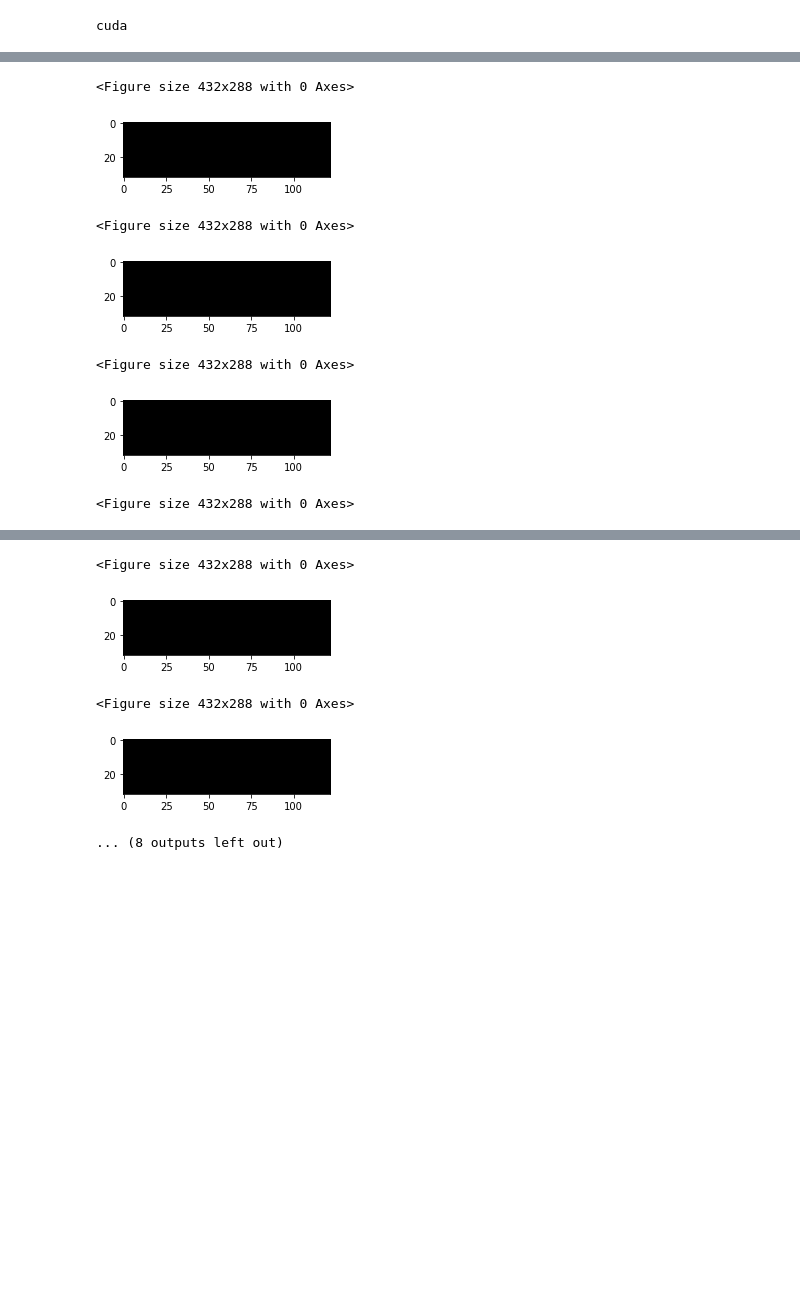
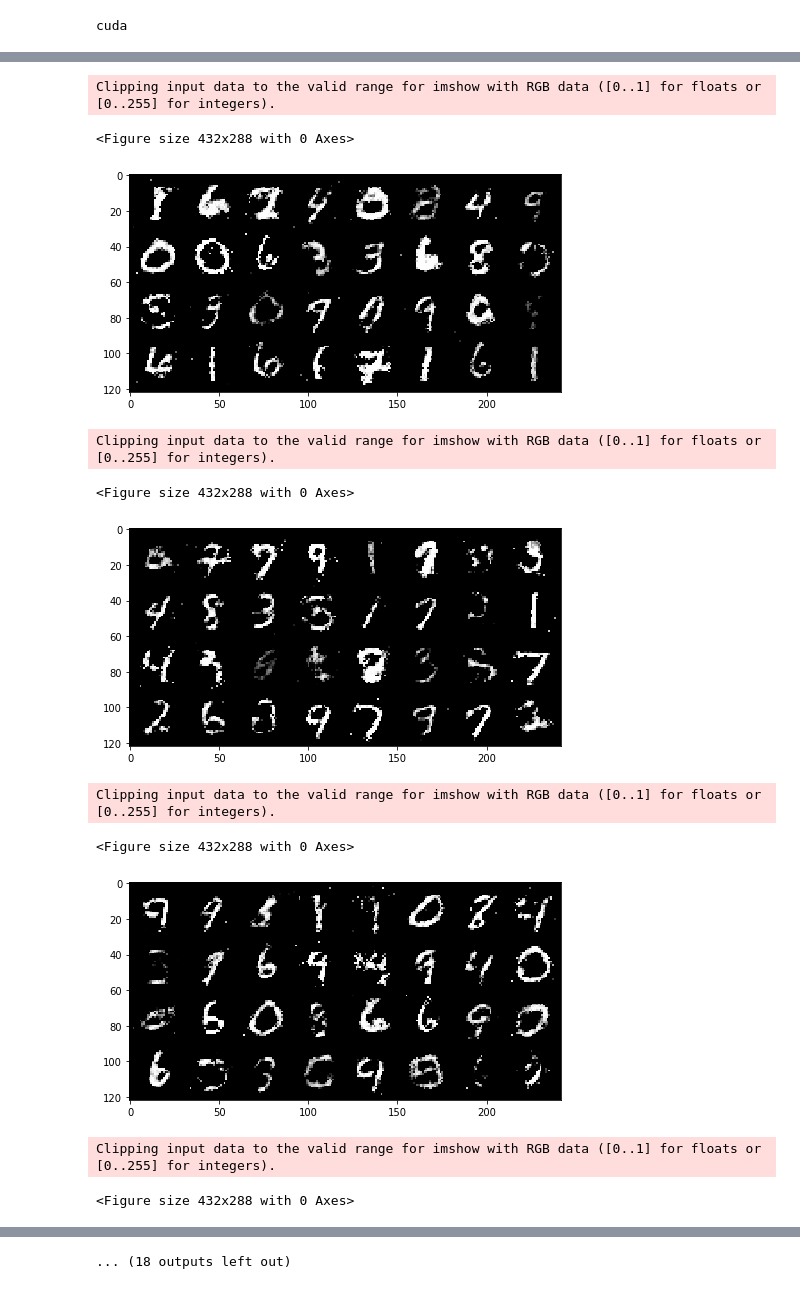
Before and after one commit to VitalyGladyshev/gb_pytorch, a Jupyter notebook: HW_03_Pytorch.ipynb, the cells around one changed output, grey strips where cells are left out. Cells and saved outputs as stored; diff of their text form; code cells hidden in the pictures; blank space fills up the shorter version.

```diff
--- a/HW_03_Pytorch.ipynb
+++ b/HW_03_Pytorch.ipynb
@@ -538,18 +757,16 @@ print(device)
 # %% [output]
 cuda
 # %%
-batch_sz = 1
 mnist_train = datasets.MNIST(root='./MNIST/train',
                                          train=True,
                                          download=True,
                                          transform=transform)
 mnist_train_loader = torch.utils.data.DataLoader(mnist_train,
                                                  batch_size=batch_sz,
-                                                 shuffle=True,
-                                                 num_workers=thr_num)
+                                                 shuffle=True)
 # %%
-generator = Generator(nn_prn=True).to(device)
-discriminator = Discriminator(nn_prn=True).to(device)
+generator = Generator_2().to(device)   # nn_prn=True
+discriminator = Discriminator_2().to(device)   # nn_prn=True
 
 optimizer_G = torch.optim.Adam(generator.parameters(), lr=lr)   # , betas=(b1, b2))   # torch.optim.SGD(generator.parameters(), lr=lr, momentum=0.9)   #
 optimizer_D = torch.optim.Adam(discriminator.parameters(), lr=lr)   # , betas=(b1, b2))   # torch.optim.SGD(discriminator.parameters(), lr=lr, momentum=0.9)   #
@@ -562,7 +779,7 @@ g_loss_history = []
 ######## функция для вывода изображения ########
 def sample_image(static_sample):
     npimg = make_grid(static_sample.data).cpu().numpy()
-    fig, ax = plt.subplots(figsize=(4, 1))
+    fig, ax = plt.subplots(figsize=(8, 4))
     ax.imshow(np.transpose(npimg, (1,2,0)), interpolation="nearest")
     plt.show()
 # %%
@@ -575,32 +792,33 @@ g_loss_p = 1000
 ep_loss = 0
 
 for epoch in range(n_epochs):
-    for i, (number, labels) in enumerate(mnist_train_loader):
+    for i, (imgs, labels) in enumerate(mnist_train_loader):
 
+        batch_size = imgs.shape[0]
 ##################### Лейблы для данных: 1 - настоящие, 0 - сгенерированные ########
 
-        valid = Variable(torch.FloatTensor(len(number), 1).fill_(1.0), requires_grad=False).to(device)
-        fake = Variable(torch.FloatTensor(len(labels), 1).fill_(0.0), requires_grad=False).to(device)
+        valid = Variable(torch.FloatTensor(batch_size, 1).fill_(1.0), requires_grad=False).to(device)
+        fake = Variable(torch.FloatTensor(batch_size, 1).fill_(0.0), requires_grad=False).to(device)
 
-        real_numbers = Variable(number.type(torch.FloatTensor)).to(device)
+        real_imgs = Variable(imgs.type(torch.FloatTensor)).to(device)
 
 ######################  Тренировка генератора    ##########################
 
         optimizer_G.zero_grad()
 
         #генерация шума
-        z = Variable(torch.FloatTensor(np.random.normal(0, 1, (batch_sz, 16)))).to(device)
+        z = Variable(torch.FloatTensor(np.random.normal(0, 1, (batch_size, latent_dim)))).to(device)
 
-        gen_numbers = generator(z)   # .view(len(z), 1)
+        gen_imgs = generator(z)
 
-        validity = discriminator(gen_numbers)
+        validity = discriminator(gen_imgs)
         g_loss = adversarial_loss(validity, valid)
 
         g_loss.backward()
         optimizer_G.step()
 
         if g_loss < g_loss_p:
-            torch.save(generator.state_dict(), "series_gan_loss_min.pth")
+            torch.save(generator.state_dict(), f"conv_test_gan_loss_min_g2_d2_ep{epoch}_gloss{g_loss}.pth")
             g_loss_p = g_loss
             ep_loss = epoch
 
@@ -608,10 +826,10 @@ for epoch in range(n_epochs):
 
         optimizer_D.zero_grad()
 
-        real_pred = discriminator(real_numbers)
+        real_pred = discriminator(real_imgs)
         d_real_loss = adversarial_loss(real_pred, valid)
 
-        fake_pred = discriminator(gen_numbers.detach())
+        fake_pred = discriminator(gen_imgs.detach())
         d_fake_loss = adversarial_loss(fake_pred, fake)
 
         d_loss = (d_real_loss + d_fake_loss) / 2
@@ -623,7 +841,7 @@ for epoch in range(n_epochs):
 
         batches_done = epoch * len(mnist_train_loader) + i
 
-        if (i+1) % 1000 == 0:
+        if (i+1) % 200 == 0:
             plt.clf()
 
             display.clear_output(wait=False)
@@ -648,19 +865,24 @@ torch.save(generator.state_dict(), "series_gan.pth")
 # %%
 for it in range(10):
-    z = Variable(torch.FloatTensor(np.random.normal(0, 1, (batch_sz, 784)))).to(device)
+    #генерация шума
+    z = Variable(torch.FloatTensor(np.random.normal(0, 1, (batch_size, latent_dim)))).to(device)
 
     gen_numbers = generator(z)
 
     plt.clf()
 
     # display.clear_output(wait=False)
     sample_image(gen_numbers)
     # display.display(plt.gcf())
 # %% [output]
-<Figure size 432x288 with 0 Axes>
+Clipping input data to the valid range for imshow with RGB data ([0..1] for floats or [0..255] for integers).
+<Figure size 432x288 with 0 Axes>
-[figure, old version]
+[figure, new version]
-<Figure size 432x288 with 0 Axes>
+Clipping input data to the valid range for imshow with RGB data ([0..1] for floats or [0..255] for integers).
+<Figure size 432x288 with 0 Axes>
-[figure, old version]
+[figure, new version]
-<Figure size 432x288 with 0 Axes>
+Clipping input data to the valid range for imshow with RGB data ([0..1] for floats or [0..255] for integers).
+<Figure size 432x288 with 0 Axes>
-[figure, old version]
+[figure, new version]
-<Figure size 432x288 with 0 Axes>
+Clipping input data to the valid range for imshow with RGB data ([0..1] for floats or [0..255] for integers).
+<Figure size 432x288 with 0 Axes>
@@ -668,5 +890 @@ for it in range(10):
-<Figure size 432x288 with 0 Axes>
-[figure, removed]
-<Figure size 432x288 with 0 Axes>
-[figure, removed]
-... (8 outputs left out)
+... (18 outputs left out)
```
Also changed, not shown: parts of 44 cells of this notebook.
